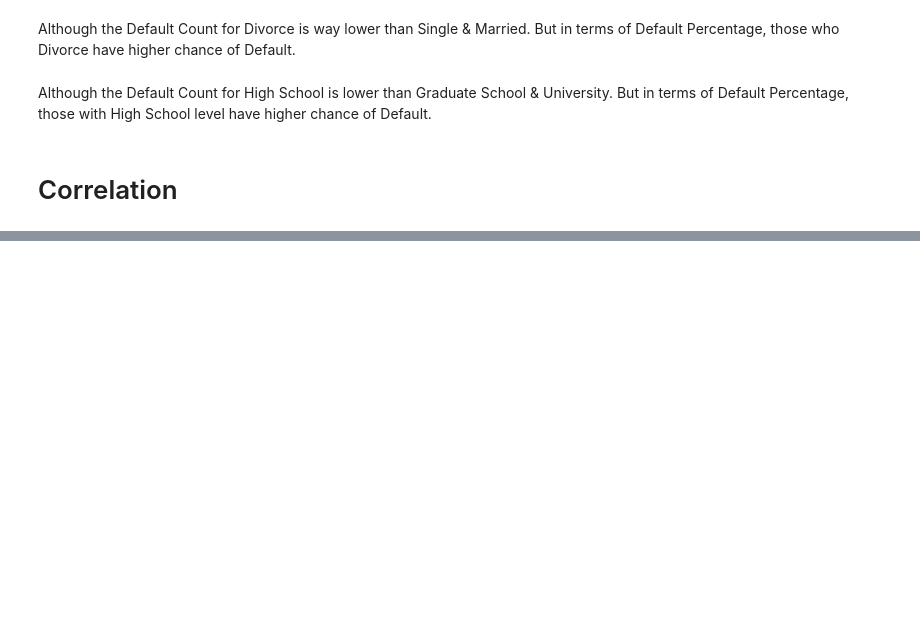
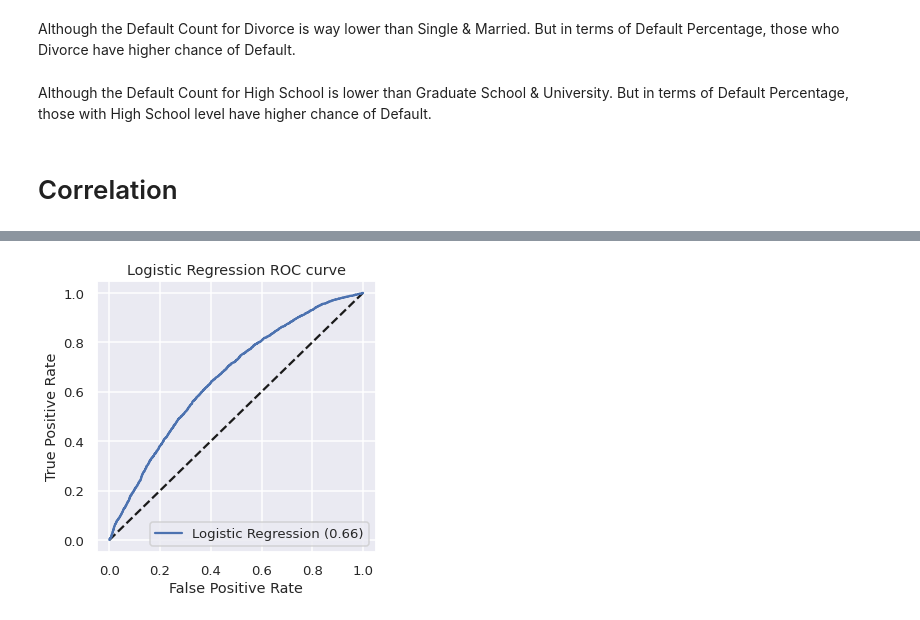
Before and after one commit to Kunaltembhare003/credir-card-default-payment, a Jupyter notebook: Credit_Card_Default_Prediction_Capstone_Project.ipynb, the cells around one changed output, grey strips where cells are left out. Drawn from its saved outputs; the diff is of its cells as text; code cells hidden in the pictures; blank space fills up the shorter version.

Commit message:
model building

```diff
--- a/Credit_Card_Default_Prediction_Capstone_Project.ipynb
+++ b/Credit_Card_Default_Prediction_Capstone_Project.ipynb
@@ -587,0 +653,2 @@ Although the Default Count for High School is lower than Graduate School & Unive
+# %%
+y_sm=pd.DataFrame(y_sm)
@@ -587,0 +664,5 @@ Although the Default Count for High School is lower than Graduate School & Unive
+# %%
+from sklearn.model_selection import train_test_split
+X_train, X_test, y_train, y_test = train_test_split( X_sm,y_sm , test_size = 0.2, random_state = 0)
+print(f'dimension of train set {X_train.shape}')
+print(f'dimension of test set {X_test.shape}')
@@ -587,0 +726,4 @@ Although the Default Count for High School is lower than Graduate School & Unive
+# %%
+from sklearn.linear_model import LogisticRegression
+lr = LogisticRegression(fit_intercept=True,max_iter=10000)
+lr.fit(X_train,y_train)
@@ -587,0 +760,3 @@ Although the Default Count for High School is lower than Graduate School & Unive
+# %%
+y_lr_predict_pro=lr.predict_proba(X_test)[:,1]
+fpr_lr, tpr_lr, thresholds_lr = roc_curve(y_test, y_lr_predict_pro)
@@ -587,0 +780,11 @@ Although the Default Count for High School is lower than Graduate School & Unive
+# %%
+plt.figure(figsize=(5,5))
+plt.plot([0,1],[0,1],'k--')
+plt.plot(fpr_lr,tpr_lr, label='Logistic Regression (%0.2f)' % roc_auc_score(y_test,y_lr_predict_pro))
+plt.xlabel('False Positive Rate')
+plt.ylabel('True Positive Rate')
+plt.title('Logistic Regression ROC curve')
+plt.legend()
+plt.show()
+# %% [output]
+[figure, added]
```
Also changed, not shown: parts of 125 cells of this notebook.
